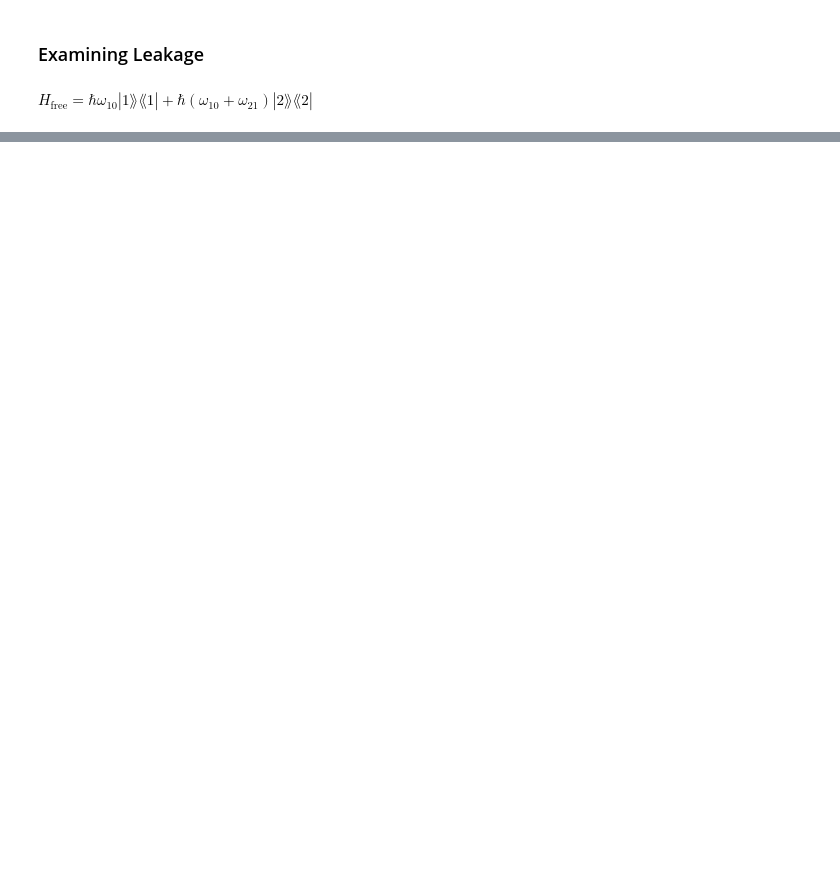
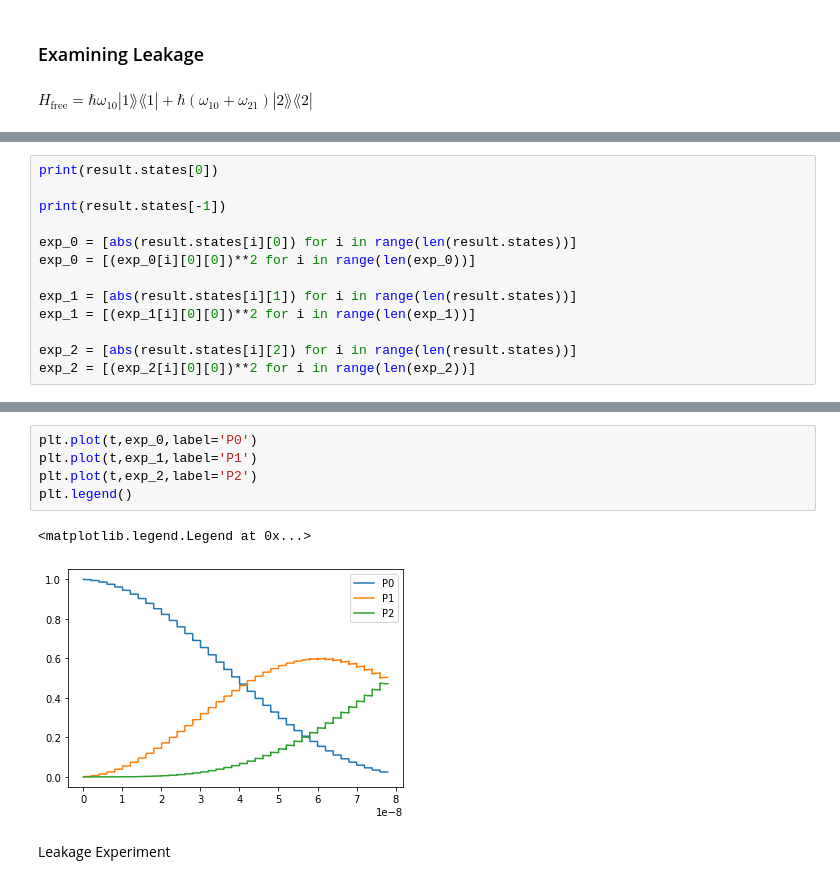
Before and after one commit to LeonG69/MRes, a Jupyter notebook: Digital_fluxonium_control.ipynb, the cells around one changed output, grey strips where cells are left out. Cells and saved outputs as stored; diff of their text form; blank space fills up the shorter version.

Commit message:
experiment running code in dig flux file

```diff
--- a/Digital_fluxonium_control.ipynb
+++ b/Digital_fluxonium_control.ipynb
@@ -351,0 +477,13 @@ Quantum object: dims = [[3], [1]], shape = (3, 1), type = ket\begin{equation*}\l
+# %%
+print(result.states[0])
+
+print(result.states[-1])
+
+exp_0 = [abs(result.states[i][0]) for i in range(len(result.states))]
+exp_0 = [(exp_0[i][0][0])**2 for i in range(len(exp_0))]
+
+exp_1 = [abs(result.states[i][1]) for i in range(len(result.states))]
+exp_1 = [(exp_1[i][0][0])**2 for i in range(len(exp_1))]
+
+exp_2 = [abs(result.states[i][2]) for i in range(len(result.states))]
+exp_2 = [(exp_2[i][0][0])**2 for i in range(len(exp_2))]
@@ -351,0 +521,10 @@ Quantum object: dims = [[3], [1]], shape = (3, 1), type = ket\begin{equation*}\l
+# %%
+plt.plot(t,exp_0,label='P0')
+plt.plot(t,exp_1,label='P1')
+plt.plot(t,exp_2,label='P2')
+plt.legend()
+# %% [output]
+<matplotlib.legend.Legend at 0x...>
+[figure, added]
+# %% [markdown]
+Leakage Experiment
```
Also changed, not shown: parts of 25 cells of this notebook.
